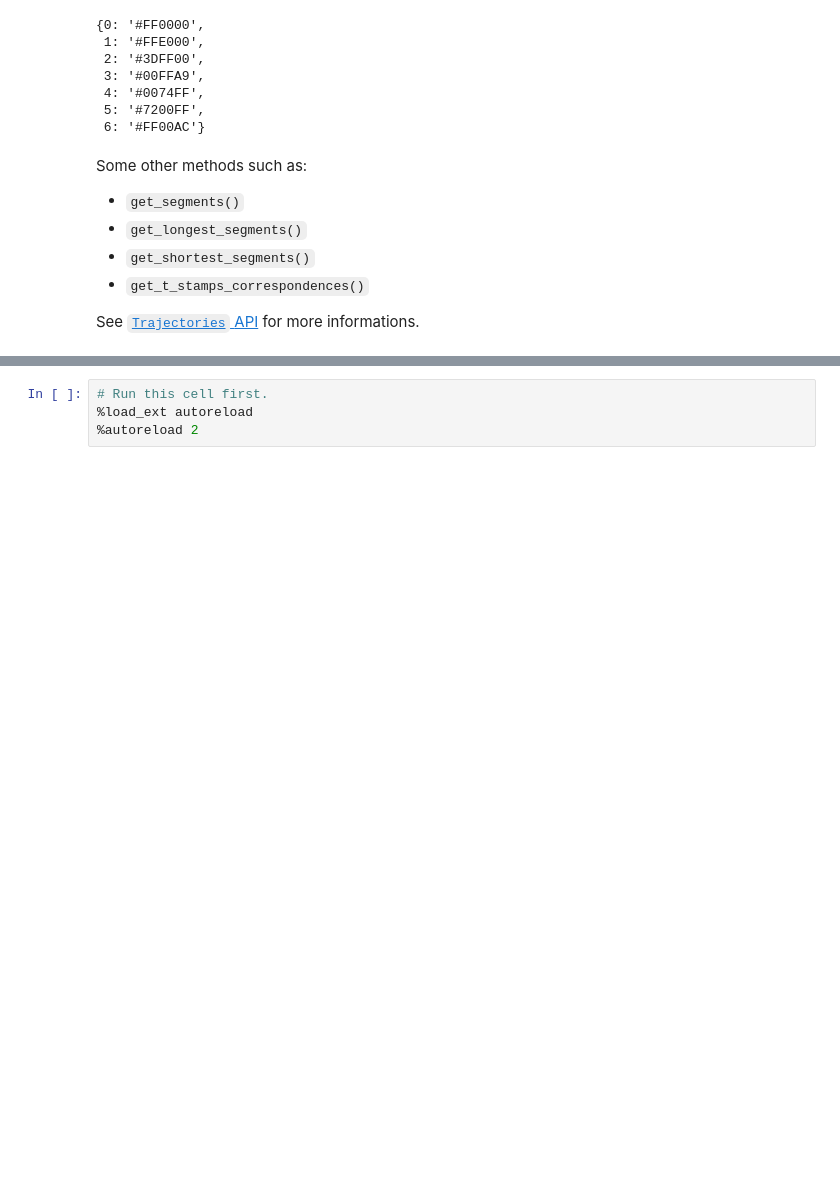
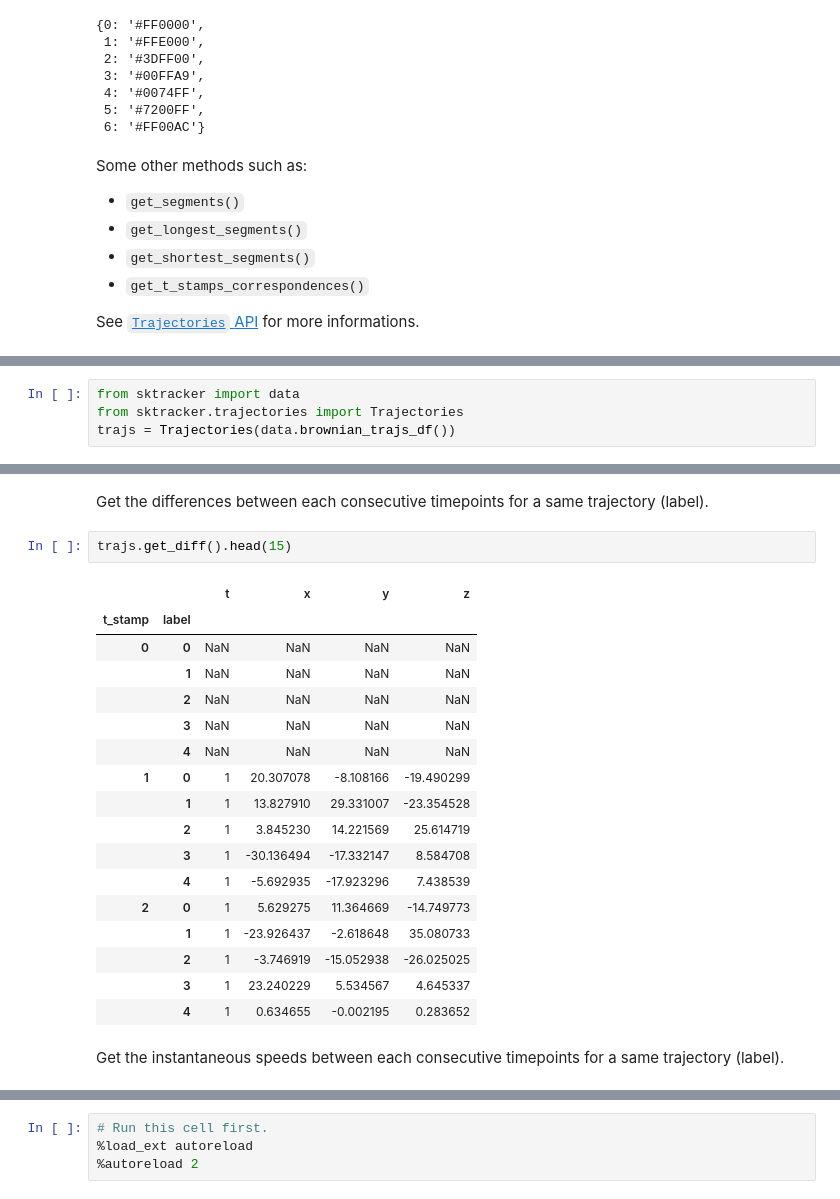
Before and after one commit to bnoi/scikit-tracker, a Jupyter notebook: doc/source/basics/trajectories.ipynb, the cells around one changed output, grey strips where cells are left out. Cells and saved outputs as stored; diff of their text form; blank space fills up the shorter version.

```diff
--- a/doc/source/basics/trajectories.ipynb
+++ b/doc/source/basics/trajectories.ipynb
@@ -169,0 +247,4 @@ TODO
+# %%
+from sktracker import data
+from sktracker.trajectories import Trajectories
+trajs = Trajectories(data.brownian_trajs_df())
@@ -169,0 +253,24 @@ TODO
+# %% [markdown]
+Get the differences between each consecutive timepoints for a same trajectory (label).
+# %%
+trajs.get_diff().head(15)
+# %% [output]
+|  |  | t | x | y | z |
+| t_stamp | label |  |  |  |  |
+| 0 | 0 | NaN | NaN | NaN | NaN |
+|  | 1 | NaN | NaN | NaN | NaN |
+|  | 2 | NaN | NaN | NaN | NaN |
+|  | 3 | NaN | NaN | NaN | NaN |
+|  | 4 | NaN | NaN | NaN | NaN |
+| 1 | 0 | 1 | 20.307078 | -8.108166 | -19.490299 |
+|  | 1 | 1 | 13.827910 | 29.331007 | -23.354528 |
+|  | 2 | 1 | 3.845230 | 14.221569 | 25.614719 |
+|  | 3 | 1 | -30.136494 | -17.332147 | 8.584708 |
+|  | 4 | 1 | -5.692935 | -17.923296 | 7.438539 |
+| 2 | 0 | 1 | 5.629275 | 11.364669 | -14.749773 |
+|  | 1 | 1 | -23.926437 | -2.618648 | 35.080733 |
+|  | 2 | 1 | -3.746919 | -15.052938 | -26.025025 |
+|  | 3 | 1 | 23.240229 | 5.534567 | 4.645337 |
+|  | 4 | 1 | 0.634655 | -0.002195 | 0.283652 |
+# %% [markdown]
+Get the instantaneous speeds between each consecutive timepoints for a same trajectory (label).
```
Also changed, not shown: parts of 24 cells of this notebook, 3 other files.
